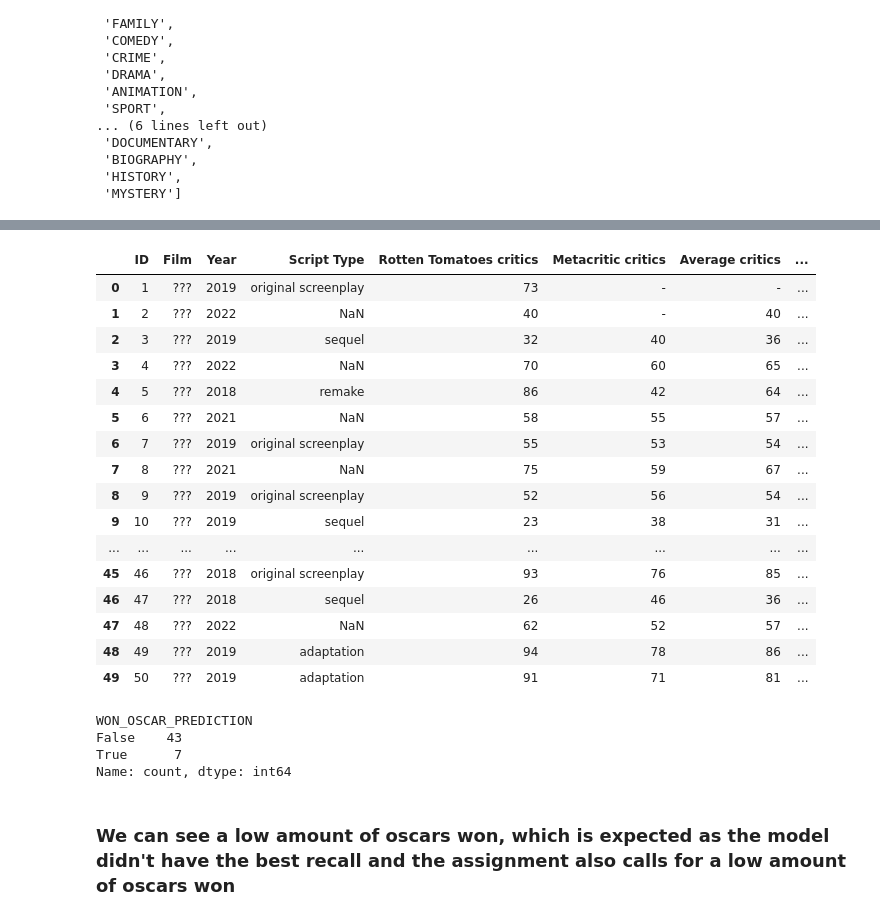
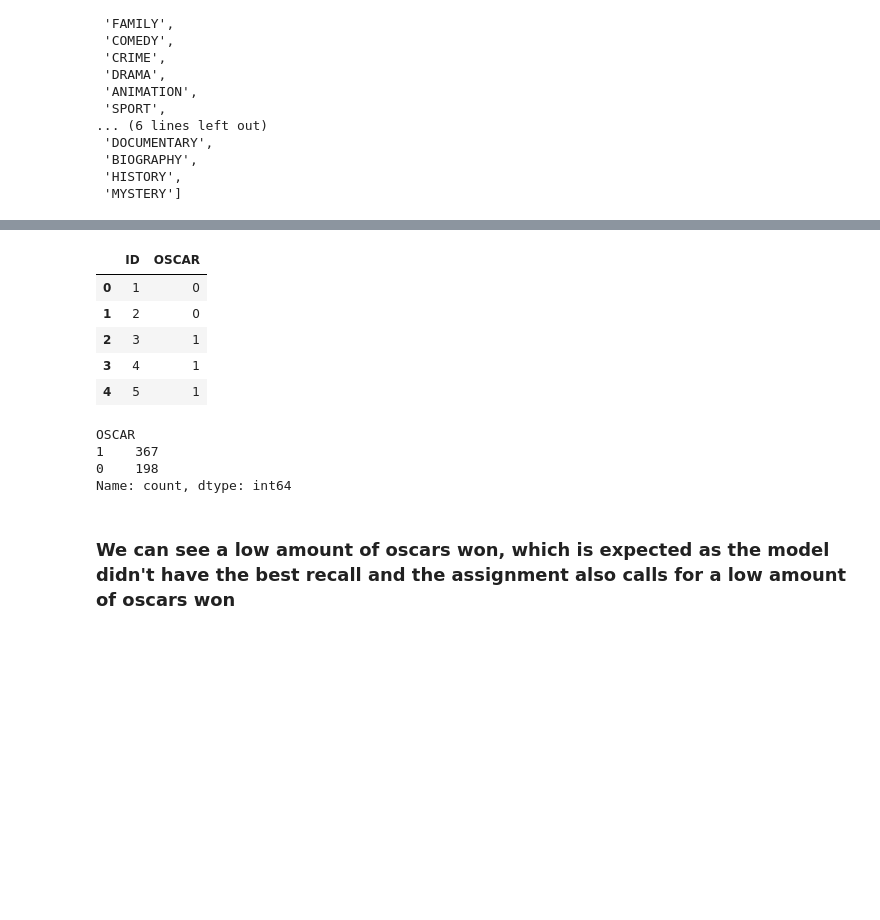
Before and after one commit to NikosGour/Data-Mining-Assignment, a Jupyter notebook: report.ipynb, the cells around one changed output, grey strips where cells are left out. Drawn from its saved outputs; the diff is of its cells as text; code cells hidden in the pictures; blank space fills up the shorter version.

```diff
--- a/report.ipynb
+++ b/report.ipynb
@@ -1395,7 +1386,7 @@ weighted avg       0.94      0.95      0.94       280
 ### Let's import the anonymous validation data for the assignment and fit them to the train data
 #### To do this, we will follow each step we did on <a href="#A)-Data-Preprocessing">Part 1</a>.
 # %%
-anon_df = pd.read_excel('./data/movies_test_anon_sample.xlsx')
+anon_df = pd.read_excel('./data/movies_test_anon_full.xlsx')
 anon_df.head()
 # %% [output]
 |  | ID | Film | Year | Script Type | Rotten Tomatoes critics | Metacritic critics | Average critics | ... |
@@ -1410,7 +1401,7 @@ anon_df.drop(columns=['Average critics ', 'Rotten Tomatoes vs Metacritic  devian
                       'Average audience ', 'Audience vs Critics deviance ', 'Opening weekend ($million)',
                       'Domestic gross ($million)',
                       'Foreign Gross ($million)', 'Worldwide Gross ($million)', ' of Gross earned abroad',
-                      ' Budget recovered', ' Budget recovered opening weekend', 'Primary Genre', 'Distributor', 'ID',
+                      ' Budget recovered', ' Budget recovered opening weekend', 'Primary Genre', 'Distributor',
                       'Film'], inplace=True)
 # %%
 # Renaming all the columns based on the names of the training dataframe
@@ -1497,6 +1488,8 @@ anon_df['WORLDWIDE_GROSS'] = anon_df['WORLDWIDE_GROSS'].fillna(df['WORLDWIDE_GRO
 anon_df['BUDGET'] = anon_df['BUDGET'].apply(lambda x: clean_general_float(x) * 1_000_000)
 anon_df['BUDGET'] = anon_df['BUDGET'].fillna(df['BUDGET'].mean())
 
+anon_df['RELEASE DATE (US)'] = anon_df['RELEASE DATE (US)'].fillna("1 Jan 1970")
+anon_df['RELEASE DATE (US)'] = anon_df['RELEASE DATE (US)'].apply(lambda x: x.split('(')[0])
 temp_date = pd.to_datetime(anon_df['RELEASE DATE (US)'], format='mixed')
 anon_df['RELEASE_MONTH'] = temp_date.dt.month
 anon_df['RELEASE_DAY'] = temp_date.dt.day
@@ -1668,7 +1662,8 @@ anon_df['CRITICS_AUDIENCE_DIFFERENCE'] = \
 # %%
 # Reordering the rows of anonymous dataset to the order of the testing dataset because that's
 # how the model expect the data to be ordered
-anon_df = anon_df[X.columns]
+columns_reordered = ["ID",*X.columns]
+anon_df = anon_df[columns_reordered]
 # %%
 anon_df.head()
 # %% [output]
@@ -1687,35 +1682,27 @@ def get_lr_plus_rf_prediction(df:pd.DataFrame):
     return [(pred>=lr_plus_rf_best_threshold) for pred in lr_plus_rf_probs]
 # %%
 # Get the prediction for the anonymous movies and append them to the initial excel
-predictions = get_lr_plus_rf_prediction(anon_df)
+predictions = get_lr_plus_rf_prediction(anon_df.drop(columns=['ID']))
+predictions = [int(pred) for pred in predictions]
+for col in anon_df.columns:
+    if col != "ID":
+        anon_df = anon_df.drop(columns=col)
+anon_df['OSCAR'] = predictions
 
-anon_initial_df = pd.read_excel('data/movies_test_anon_sample.xlsx')
-anon_initial_df['WON_OSCAR_PREDICTION'] = predictions
-anon_initial_df
+anon_df.head()
 # %% [output]
-|  | ID | Film | Year | Script Type | Rotten Tomatoes critics | Metacritic critics | Average critics | ... |
-| 0 | 1 | ??? | 2019 | original screenplay | 73 | - | - | ... |
-| 1 | 2 | ??? | 2022 | NaN | 40 | - | 40 | ... |
-| 2 | 3 | ??? | 2019 | sequel | 32 | 40 | 36 | ... |
-| 3 | 4 | ??? | 2022 | NaN | 70 | 60 | 65 | ... |
-| 4 | 5 | ??? | 2018 | remake | 86 | 42 | 64 | ... |
-| 5 | 6 | ??? | 2021 | NaN | 58 | 55 | 57 | ... |
-| 6 | 7 | ??? | 2019 | original screenplay | 55 | 53 | 54 | ... |
-| 7 | 8 | ??? | 2021 | NaN | 75 | 59 | 67 | ... |
-| 8 | 9 | ??? | 2019 | original screenplay | 52 | 56 | 54 | ... |
-| 9 | 10 | ??? | 2019 | sequel | 23 | 38 | 31 | ... |
-| ... | ... | ... | ... | ... | ... | ... | ... | ... |
-| 45 | 46 | ??? | 2018 | original screenplay | 93 | 76 | 85 | ... |
-| 46 | 47 | ??? | 2018 | sequel | 26 | 46 | 36 | ... |
-| 47 | 48 | ??? | 2022 | NaN | 62 | 52 | 57 | ... |
-| 48 | 49 | ??? | 2019 | adaptation | 94 | 78 | 86 | ... |
-| 49 | 50 | ??? | 2019 | adaptation | 91 | 71 | 81 | ... |
+|  | ID | OSCAR |
+| 0 | 1 | 0 |
+| 1 | 2 | 0 |
+| 2 | 3 | 1 |
+| 3 | 4 | 1 |
+| 4 | 5 | 1 |
 # %%
-anon_initial_df['WON_OSCAR_PREDICTION'].value_counts()
+anon_df['OSCAR'].value_counts()
 # %% [output]
-WON_OSCAR_PREDICTION
-False    43
-True      7
+OSCAR
+1    367
+0    198
 Name: count, dtype: int64
 # %% [markdown]
 ### We can see a low amount of oscars won, which is expected as the model didn't have the best recall and the assignment also calls for a low amount of oscars won
```
Also changed, not shown: parts of 26 cells of this notebook, 3 other files.
